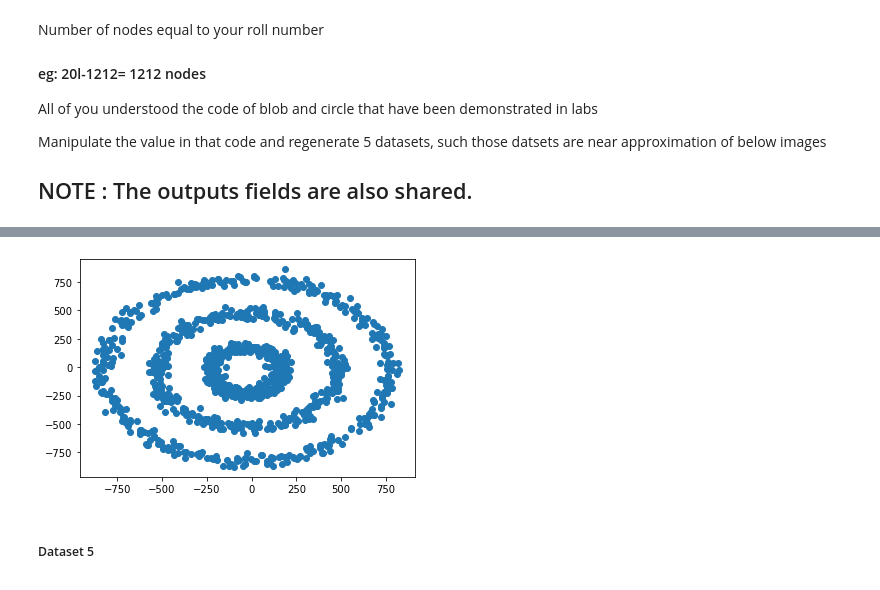
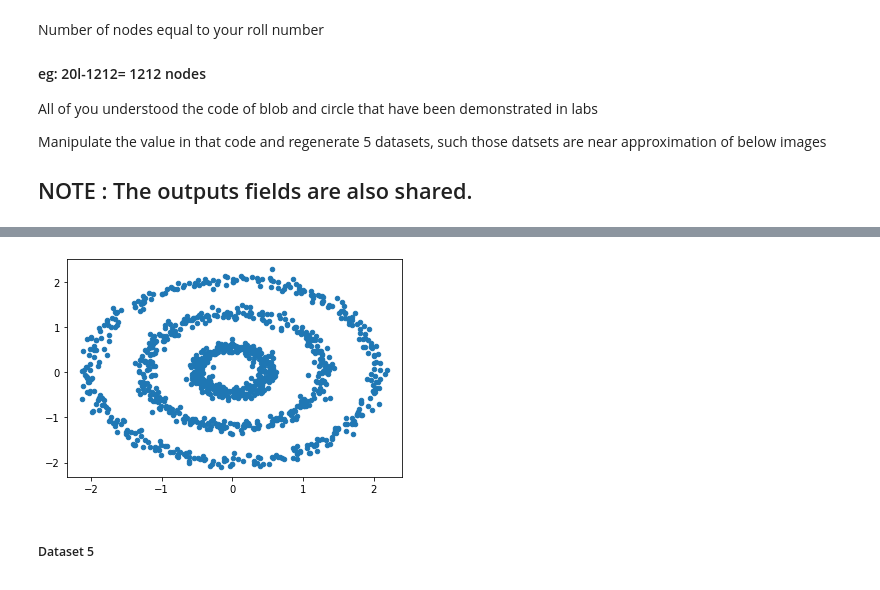
Before and after one commit to abdulsaboor938/Semester-4, a Jupyter notebook: Big Data Analytics/Code/Lab/Dataset/Assignment2.ipynb, the cells around one changed output, grey strips where cells are left out. Drawn from its saved outputs; the diff is of its cells as text; code cells hidden in the pictures.

```diff
--- a/Big Data Analytics/Code/Lab/Dataset/Assignment2.ipynb
+++ b/Big Data Analytics/Code/Lab/Dataset/Assignment2.ipynb
@@ -59,9 +71,10 @@ plt.scatter(data2.iloc[:,0],data2.iloc[:,1]);
 # %%
 data4=pd.read_csv("L1.csv").sample(n=1113,replace=False)
 data4.columns=['0','1','output']
-plt.scatter(data4.iloc[:,0],data4.iloc[:,1]);
+data4=pd.DataFrame(StandardScaler().fit_transform(data4))
+plt.scatter(data4.iloc[:,0],data4.iloc[:,1],s=20);
 # %% [output]
-[figure, old version]
+[figure, new version]
 # %% [markdown]
 ##### Dataset 5
 ![img5.PNG](attachment:img5.PNG)
```
Also changed, not shown: parts of 11 cells of this notebook, 3 other files.
